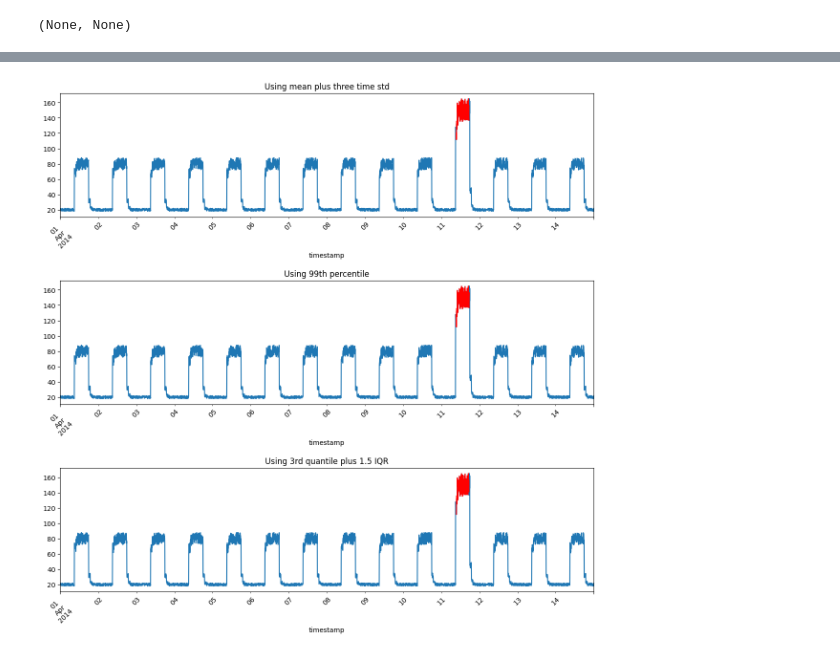
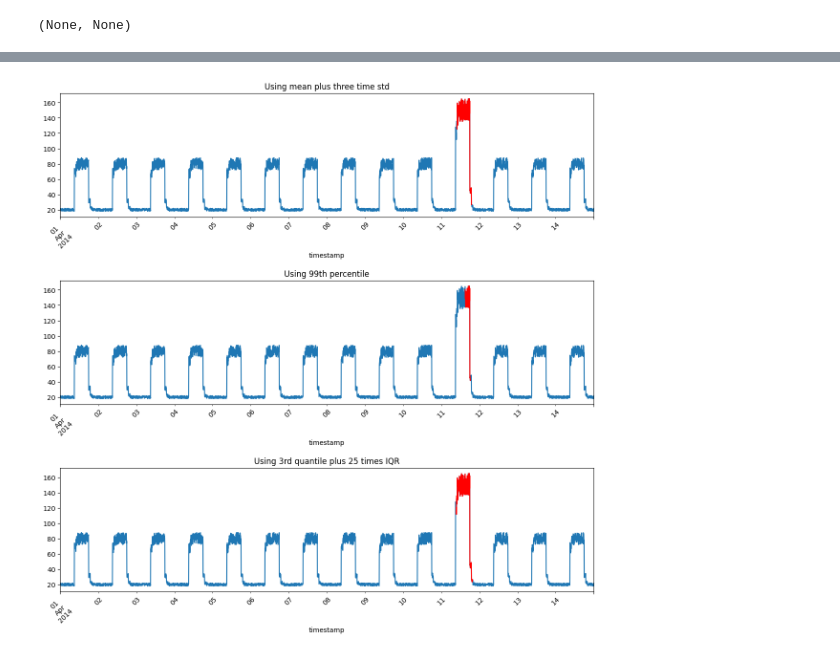
Before and after one commit to jmanuelc87/bourbaki-track-ciencia-datos, a Jupyter notebook: 03-deep-learning/notebooks/reto-04-autoencoders.ipynb, the cells around one changed output, grey strips where cells are left out. Drawn from its saved outputs; the diff is of its cells as text; code cells hidden in the pictures.

```diff
--- a/03-deep-learning/notebooks/reto-04-autoencoders.ipynb
+++ b/03-deep-learning/notebooks/reto-04-autoencoders.ipynb
@@ -590 +573,7 @@ plot_history(history)
+# %%
+X_main = transform_pipeline.transform(main_df)
+X_test = transform_pipeline.transform(anomaly_df)
+
+X_main_window = sliding_window_view(X_main, window_shape=(WINDOW, X_main.shape[1])).squeeze()
+X_test_window = sliding_window_view(X_test, window_shape=(WINDOW, X_test.shape[1])).squeeze()
 # %%
@@ -616,5 +607,17 @@ threshold_std, threshold_percentile, threshold_iqr
 # %%
 enc = transform_pipeline[-1]
 scaler = enc.named_transformers_["remainder"]
-inverse_window = scaler.inverse_transform(X_train_windows[652, :, 8:])
-inverse_preds = scaler.inverse_transform(predictions[652, :, 8:])
+
+k = 2960
+
+inverse_window = scaler.inverse_transform(X_test_windows[k, :, 8:])
+
+prediction = model.predict(X_test_windows[k][None, :])
+
+inverse_preds = scaler.inverse_transform(prediction[0, :, 8:])
+
+plt.figure(figsize=(12, 6))
+plt.title("Predicted Timeseries (removes noise)")
+plt.plot(inverse_window)
+plt.plot(inverse_preds)
+plt.show()
@@ -661,14 +631,20 @@ anomalous_data_indices1 = []
 anomalous_data_indices2 = []
 anomalous_data_indices3 = []
 
-for data_idx in range(WINDOW - 1, n - WINDOW + 1):
-    if np.all(anomalies1[data_idx - WINDOW + 1 : data_idx]):
+for k, data_idx in enumerate(range(WINDOW - 1, n - WINDOW + 1)):
+    window = anomaly_df.iloc[data_idx - WINDOW + 1 : data_idx + 1]
+    window_transformed = transform_pipeline.transform(window)
+    window_embedding = extractor.predict(window_transformed[None, :], verbose="0")
+
+    mae = np.mean(np.abs(predictions_train[k] - window_embedding), axis=1)
+
+    if mae > threshold_std:
         anomalous_data_indices1.append(data_idx)
 
-    if np.all(anomalies2[data_idx - WINDOW + 1 : data_idx]):
+    if mae > threshold_percentile:
         anomalous_data_indices2.append(data_idx)
 
-    if np.all(anomalies3[data_idx - WINDOW + 1 : data_idx]):
+    if mae > threshold_iqr:
         anomalous_data_indices3.append(data_idx)
 # %%
 subset_anomalies1_df = anomaly_df.iloc[anomalous_data_indices1]
@@ -697,32 +673,32 @@ anomaly_df.plot(
     x=anomaly_df.columns[0],
     rot=45,
     ax=ax[1],
     legend=False,
 )
 subset_anomalies2_df.plot(
     x=subset_anomalies1_df.columns[0],
     rot=45,
     ax=ax[1],
     color="red",
     legend=False,
 )
 
-ax[2].set_title("Using 3rd quantile plus 1.5 IQR")
+ax[2].set_title("Using 3rd quantile plus 25 times IQR")
 anomaly_df.plot(
     x=anomaly_df.columns[0],
     rot=45,
     ax=ax[2],
     legend=False,
 )
 subset_anomalies3_df.plot(
     x=subset_anomalies1_df.columns[0],
     rot=45,
     ax=ax[2],
     color="red",
     legend=False,
 )
 
 plt.tight_layout(pad=1.7)
 plt.show()
 # %% [output]
-[figure, old version]
+[figure, new version]
```
Also changed, not shown: parts of 7 cells of this notebook, 31 other files.
